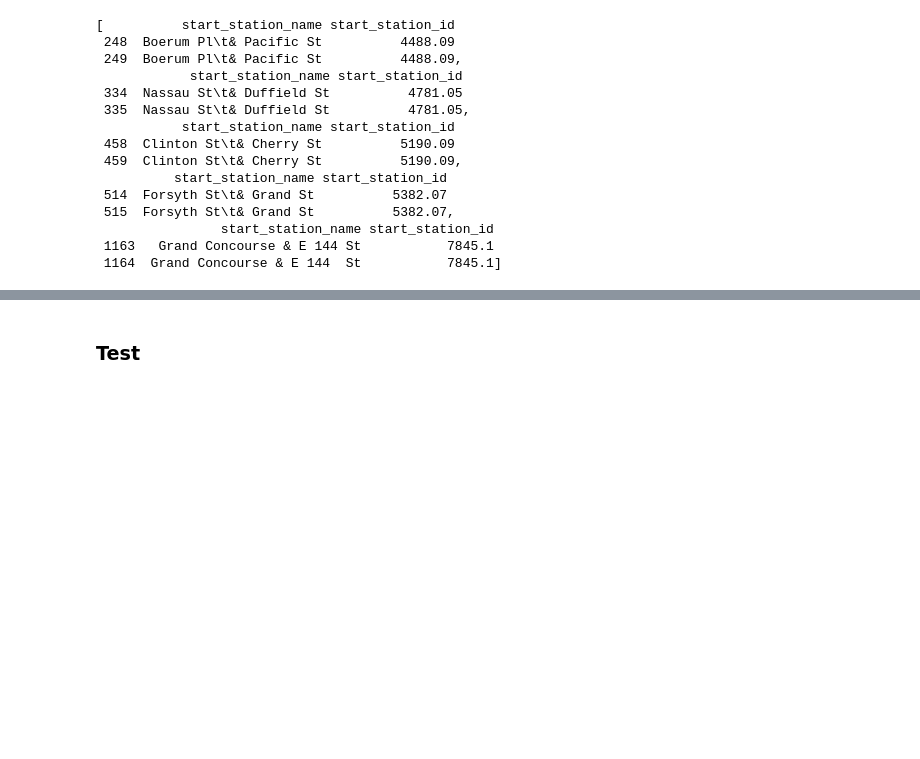
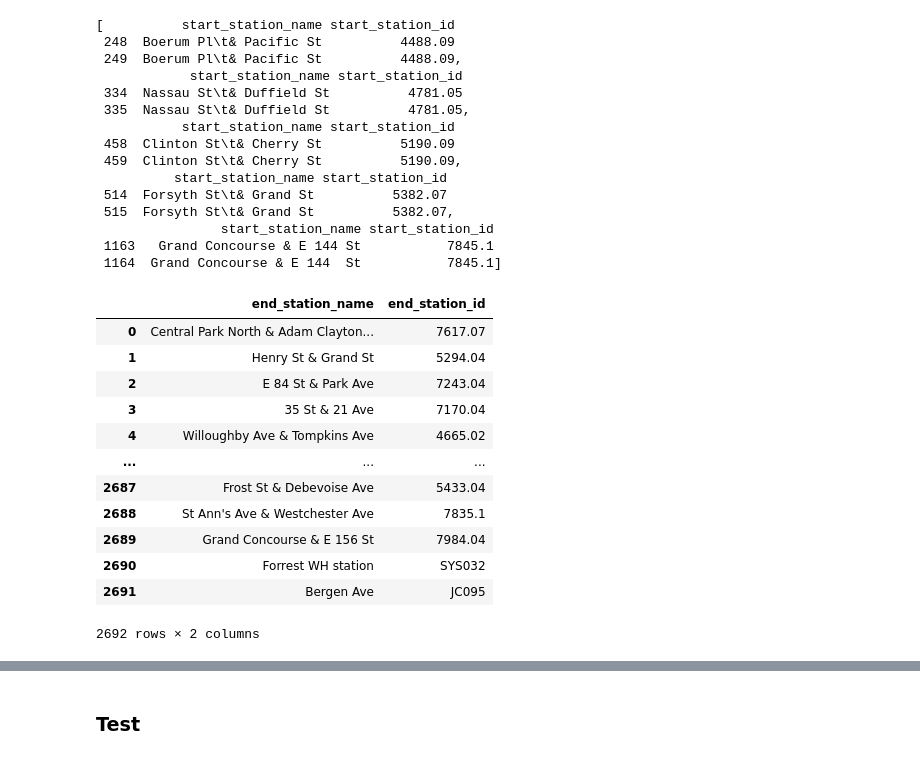
Before and after one commit to anneruhnke/bikesharing, a Jupyter notebook: bikesharing.ipynb, the cells around one changed output, grey strips where cells are left out. Drawn from its saved outputs; the diff is of its cells as text; code cells hidden in the pictures; blank space fills up the shorter version.

Commit message:
Clean up end station id

```diff
--- a/bikesharing.ipynb
+++ b/bikesharing.ipynb
@@ -253,3 +251,22 @@ for i in range(0, len(drop_index_list)):
     df_start_station.drop(drop_index_list[i], axis=0, inplace=True)
 # %%
 # end id
+# %%
+df_end_station = data_clean.iloc[:,6:8].dropna().drop_duplicates().reset_index().drop(columns=['index'])
+
+# strange values for end_station_id (SYS032, JC095)
+# sort_values(by='end_station_id')
+# %% [output]
+|  | end_station_name | end_station_id |
+| 0 | Central Park North & Adam Clayton... | 7617.07 |
+| 1 | Henry St & Grand St | 5294.04 |
+| 2 | E 84 St & Park Ave | 7243.04 |
+| 3 | 35 St & 21 Ave | 7170.04 |
+| 4 | Willoughby Ave & Tompkins Ave | 4665.02 |
+| ... | ... | ... |
+| 2687 | Frost St & Debevoise Ave | 5433.04 |
+| 2688 | St Ann's Ave & Westchester Ave | 7835.1 |
+| 2689 | Grand Concourse & E 156 St | 7984.04 |
+| 2690 | Forrest WH station | SYS032 |
+| 2691 | Bergen Ave | JC095 |
+2692 rows × 2 columns
```
Also changed, not shown: parts of 11 cells of this notebook.
